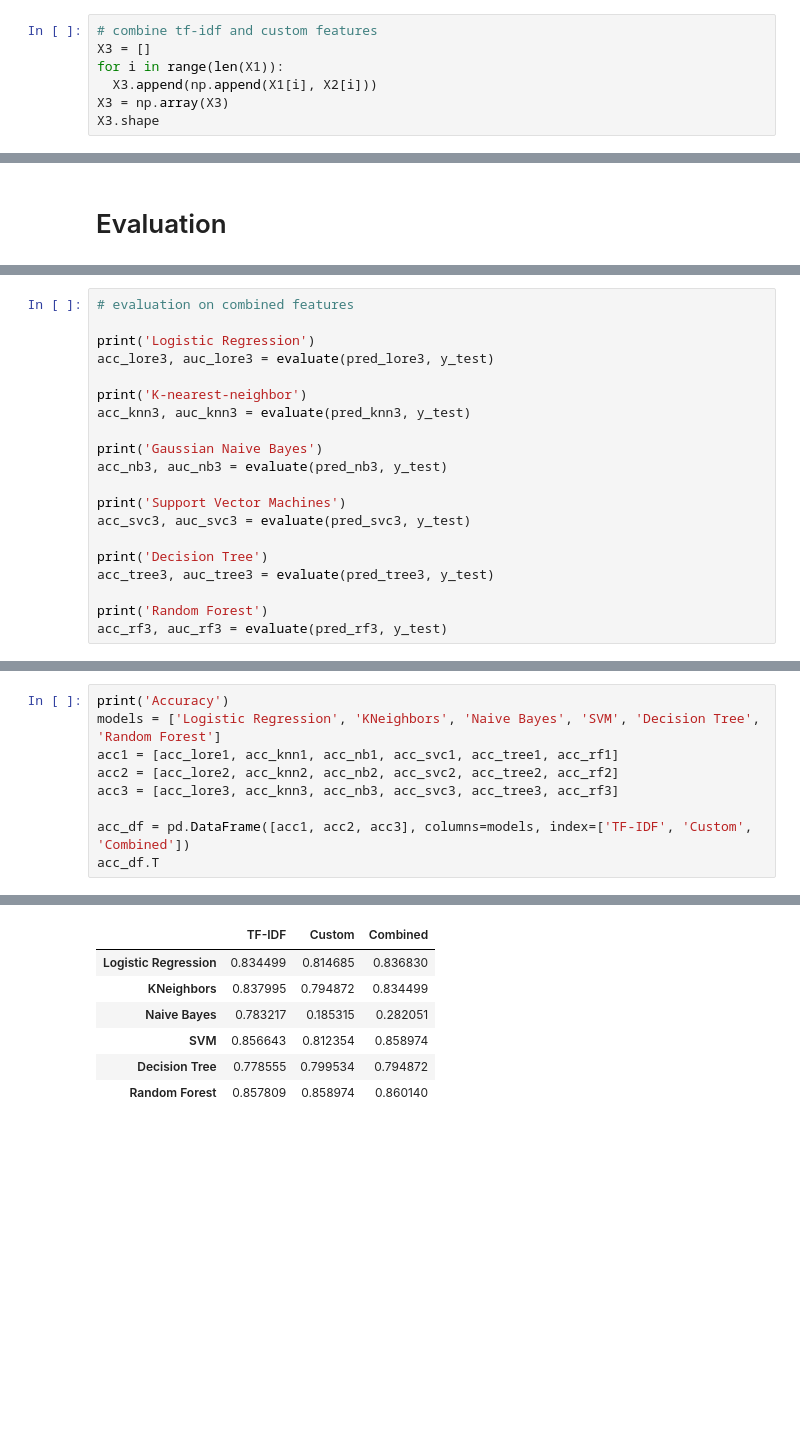
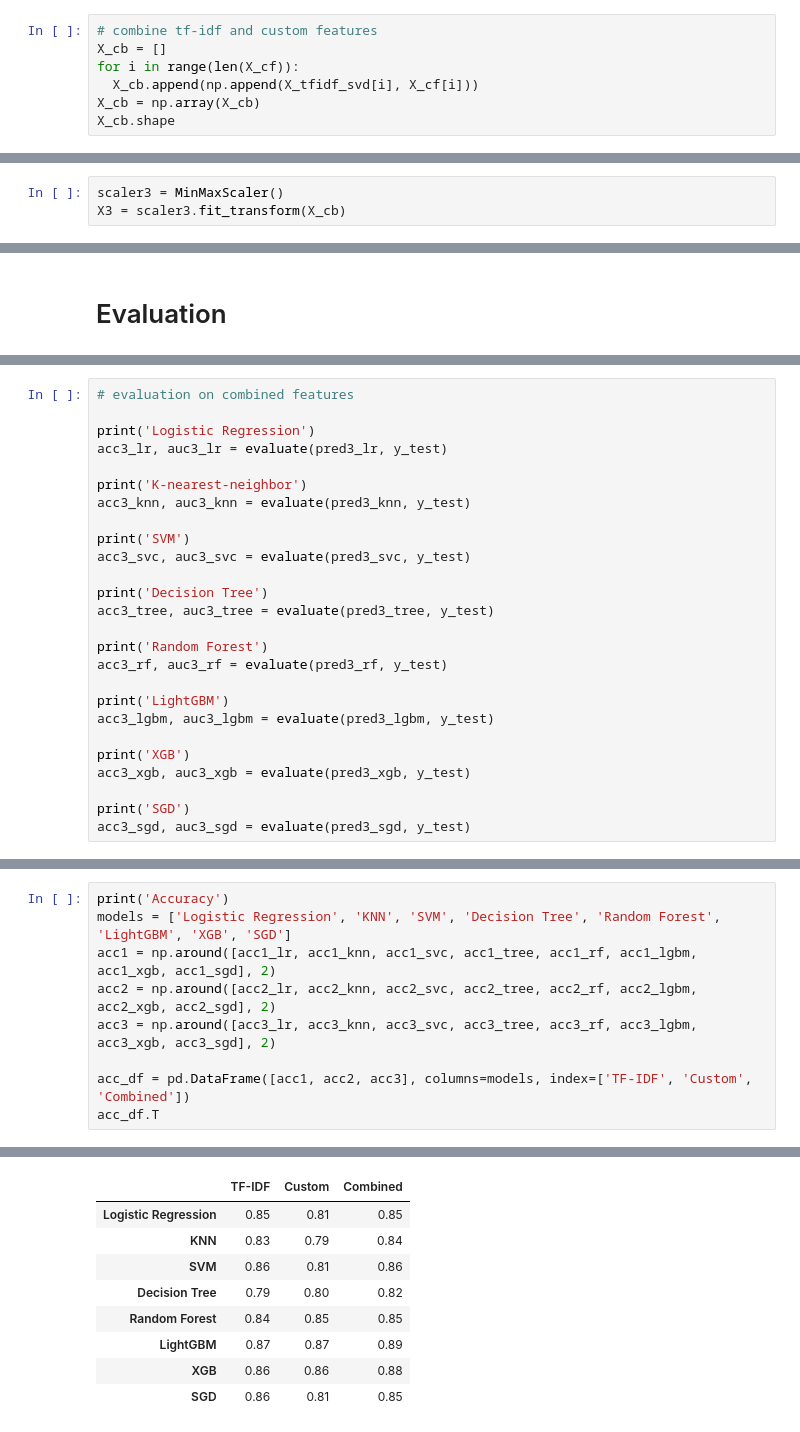
Before and after one commit to nhmt120/vietnamese-fake-news-detection, a Jupyter notebook: implement.ipynb, the cells around one changed output, grey strips where cells are left out. Cells and saved outputs as stored; diff of their text form; blank space fills up the shorter version.

```diff
--- a/implement.ipynb
+++ b/implement.ipynb
@@ -203,9 +299,9 @@ X2 = scaler2.fit_transform(X_cf)
 # Combine 2 features
 # %%
 # combine tf-idf and custom features
-X3 = []
-for i in range(len(X1)):
-  X3.append(np.append(X1[i], X2[i]))
-X3 = np.array(X3)
-X3.shape
+X_cb = []
+for i in range(len(X_cf)):
+  X_cb.append(np.append(X_tfidf_svd[i], X_cf[i]))
+X_cb = np.array(X_cb)
+X_cb.shape
 # %% [output]
@@ -213,3 +309,6 @@ X3.shape
+# %%
+scaler3 = MinMaxScaler()
+X3 = scaler3.fit_transform(X_cb)
 # %% [markdown]
 # Data preparation
 # %%
@@ -393,22 +545,28 @@ AUC: 0.8332579138984306
 # evaluation on combined features
 
 print('Logistic Regression')
-acc_lore3, auc_lore3 = evaluate(pred_lore3, y_test)
+acc3_lr, auc3_lr = evaluate(pred3_lr, y_test)
 
 print('K-nearest-neighbor')
-acc_knn3, auc_knn3 = evaluate(pred_knn3, y_test)
+acc3_knn, auc3_knn = evaluate(pred3_knn, y_test)
 
-print('Gaussian Naive Bayes')
-acc_nb3, auc_nb3 = evaluate(pred_nb3, y_test)
-
-print('Support Vector Machines')
-acc_svc3, auc_svc3 = evaluate(pred_svc3, y_test)
+print('SVM')
+acc3_svc, auc3_svc = evaluate(pred3_svc, y_test)
 
 print('Decision Tree')
-acc_tree3, auc_tree3 = evaluate(pred_tree3, y_test)
+acc3_tree, auc3_tree = evaluate(pred3_tree, y_test)
 
 print('Random Forest')
-acc_rf3, auc_rf3 = evaluate(pred_rf3, y_test)
+acc3_rf, auc3_rf = evaluate(pred3_rf, y_test)
+
+print('LightGBM')
+acc3_lgbm, auc3_lgbm = evaluate(pred3_lgbm, y_test)
+
+print('XGB')
+acc3_xgb, auc3_xgb = evaluate(pred3_xgb, y_test)
+
+print('SGD')
+acc3_sgd, auc3_sgd = evaluate(pred3_sgd, y_test)
 # %% [output]
 Logistic Regression
               precision    recall  f1-score   support
@@ -430,19 +588,21 @@ AUC: 0.8940417690417689
 # %%
 print('Accuracy')
-models = ['Logistic Regression', 'KNeighbors', 'Naive Bayes', 'SVM', 'Decision Tree', 'Random Forest']
-acc1 = [acc_lore1, acc_knn1, acc_nb1, acc_svc1, acc_tree1, acc_rf1]
-acc2 = [acc_lore2, acc_knn2, acc_nb2, acc_svc2, acc_tree2, acc_rf2]
-acc3 = [acc_lore3, acc_knn3, acc_nb3, acc_svc3, acc_tree3, acc_rf3]
+models = ['Logistic Regression', 'KNN', 'SVM', 'Decision Tree', 'Random Forest', 'LightGBM', 'XGB', 'SGD']
+acc1 = np.around([acc1_lr, acc1_knn, acc1_svc, acc1_tree, acc1_rf, acc1_lgbm, acc1_xgb, acc1_sgd], 2)
+acc2 = np.around([acc2_lr, acc2_knn, acc2_svc, acc2_tree, acc2_rf, acc2_lgbm, acc2_xgb, acc2_sgd], 2)
+acc3 = np.around([acc3_lr, acc3_knn, acc3_svc, acc3_tree, acc3_rf, acc3_lgbm, acc3_xgb, acc3_sgd], 2)
 
 acc_df = pd.DataFrame([acc1, acc2, acc3], columns=models, index=['TF-IDF', 'Custom', 'Combined'])
 acc_df.T
 # %% [output]
 Accuracy
 |  | TF-IDF | Custom | Combined |
-| Logistic Regression | 0.834499 | 0.814685 | 0.836830 |
-| KNeighbors | 0.837995 | 0.794872 | 0.834499 |
-| Naive Bayes | 0.783217 | 0.185315 | 0.282051 |
-| SVM | 0.856643 | 0.812354 | 0.858974 |
-| Decision Tree | 0.778555 | 0.799534 | 0.794872 |
-| Random Forest | 0.857809 | 0.858974 | 0.860140 |
+| Logistic Regression | 0.85 | 0.81 | 0.85 |
+| KNN | 0.83 | 0.79 | 0.84 |
+| SVM | 0.86 | 0.81 | 0.86 |
+| Decision Tree | 0.79 | 0.80 | 0.82 |
+| Random Forest | 0.84 | 0.85 | 0.85 |
+| LightGBM | 0.87 | 0.87 | 0.89 |
+| XGB | 0.86 | 0.86 | 0.88 |
+| SGD | 0.86 | 0.81 | 0.85 |
 # %%
```
Also changed, not shown: parts of 30 cells of this notebook, 3 other files.
